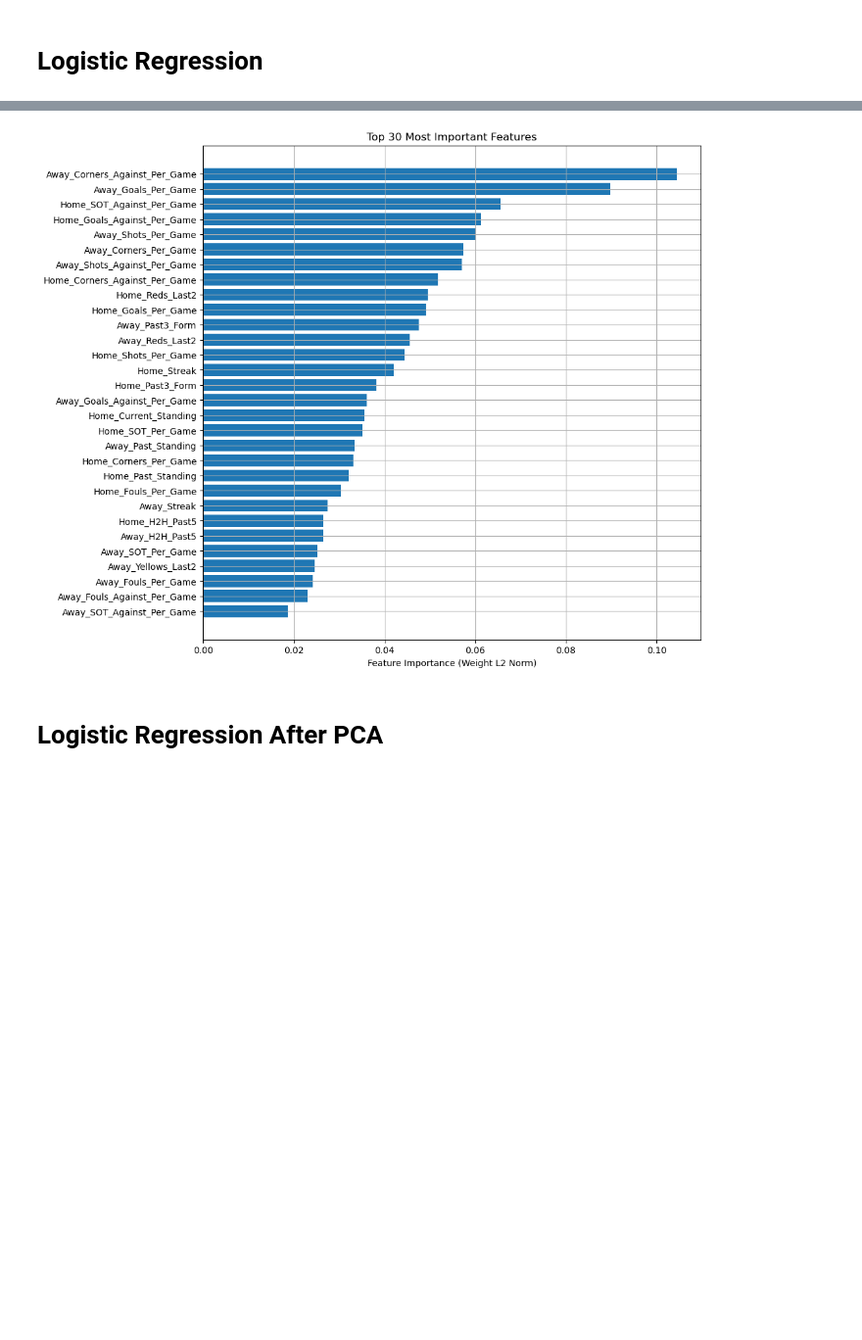
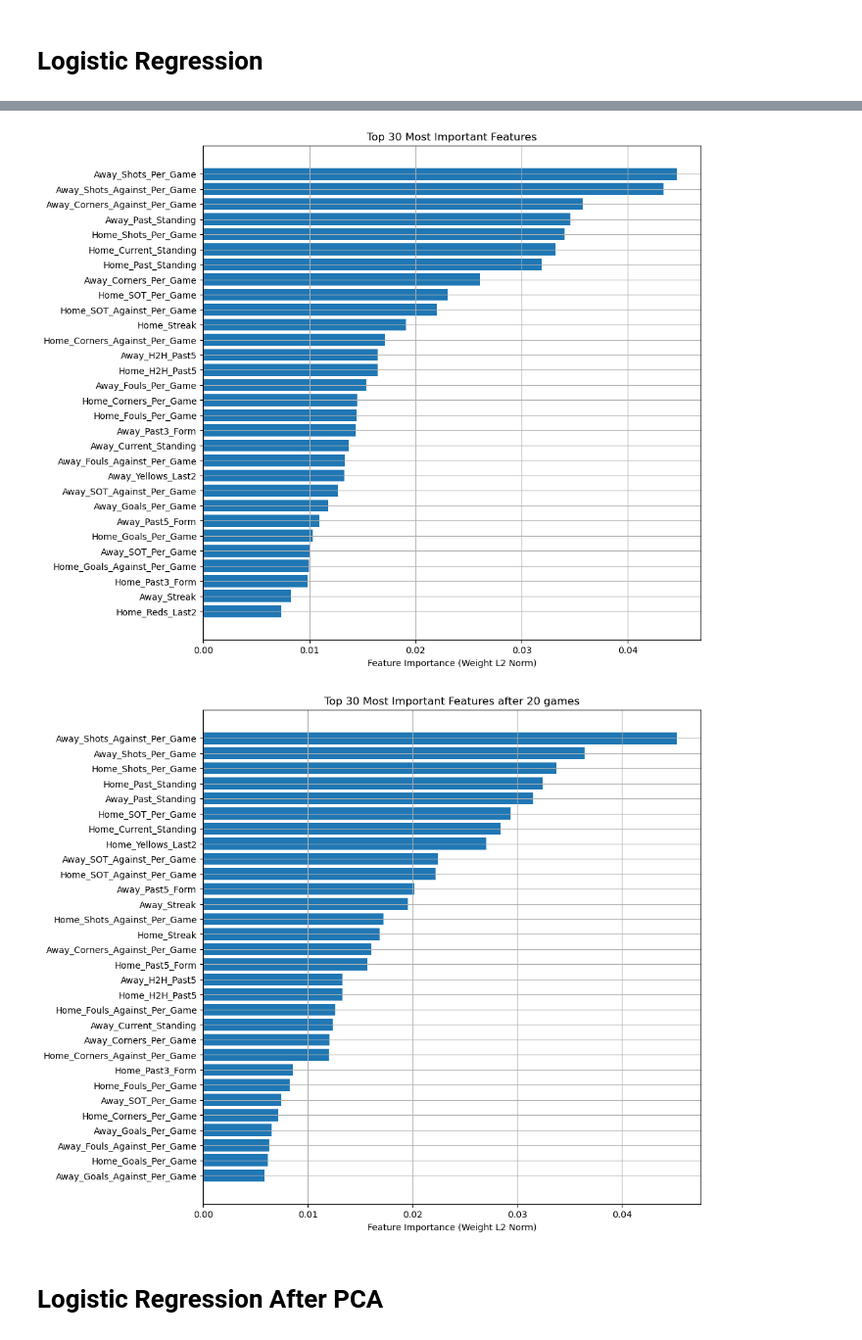
Before and after one commit to edricklinardi/Football-Match-Prediction, a Jupyter notebook: Project.ipynb, the cells around one changed output, grey strips where cells are left out. Shown at 98% size. Drawn from its saved outputs; the diff is of its cells as text; code cells hidden in the pictures; blank space fills up the shorter version.

```diff
--- a/Project.ipynb
+++ b/Project.ipynb
@@ -412,17 +412,25 @@ Feature extraction complete.
 # %%
 # Load the data
 df = pd.read_csv('datastripped.csv')
+df20 = pd.read_csv('dataafter20.csv')
 
 # Separate features and target
 X = df.drop(columns=['Match_Result'])
 y = df['Match_Result']
 
-# First split into temp_train (80%) and test (20%)
+X20 = df20.drop(columns=['Match_Result'])
+y20 = df20['Match_Result']
+
+# First split into temp_train (60%) and test (40%)
 X_train, X_test, y_train, y_test = train_test_split(X, y, test_size=0.4, random_state=42, stratify=y)
+X_train20, X_test20, y_train20, y_test20 = train_test_split(X20, y20, test_size=0.4, random_state=42, stratify=y20)
 
 scaler = StandardScaler()
 X_train_scaled = scaler.fit_transform(X_train)
 X_test_scaled = scaler.transform(X_test)
+
+X_train_scaled20 = scaler.fit_transform(X_train20)
+X_test_scaled20 = scaler.transform(X_test20)
 # %% [markdown]
 # Unsupervised Analysis: PCA
 # %%
@@ -456,11 +483,14 @@ Polynomial features shape: (2760, 779)
 y_mapped = y.map({-1: 0, 0: 1, 1: 2}).astype(int)
 
 # Cross-validation to find best C
-C_values = [0.005, 0.01, 0.05, 0.1, 0.5, 1, 5, 10, 50]
+C_values = [0.0001 , 0.0005 , 0.001, 0.005, 0.01, 0.05, 0.1, 0.5, 1]
 
 
 best_C = None
 best_score = 0
+
+best_C20 = None
+best_score20 = 0
 
 for c in C_values:
     logreg = linear_model.LogisticRegression(
@@ -472,13 +502,20 @@ for c in C_values:
     )
 
     scores = cross_val_score(logreg, X_train, y_train)
-    print(f"C={c}, Accuracy: {scores.mean():.4f}")
+    scores20 = cross_val_score(logreg, X_train20, y_train20)
+    print(f"C={c}, Accuracy full: {scores.mean():.4f}")
+    print(f"C={c}, Accuracy after 20: {scores20.mean():.4f}")
 
     if scores.mean() > best_score:
         best_score = scores.mean()
         best_C = c
 
+    if scores20.mean() > best_score20:
+        best_score20 = scores20.mean()
+        best_C20 = c
+
 print(f"\nBest C: {best_C}, Best CV Score: {best_score:.4f}")
+print(f"Best C after 20 games: {best_C20}, Best CV Score after 20 games: {best_score20:.4f}")
 
 # Train final model
 best_model = linear_model.LogisticRegression(
@@ -488,25 +525,45 @@ best_model = linear_model.LogisticRegression(
     max_iter=3000,
     random_state=42
 )
+
+best_model20 = linear_model.LogisticRegression(
+    C=best_C,
+    penalty='l2',
+    solver='lbfgs',
+    max_iter=3000,
+    random_state=42
+)
 best_model.fit(X_train, y_train)
+best_model20.fit(X_train20, y_train20)
 
 # Test accuracy
 y_pred = best_model.predict(X_test)
 test_accuracy = accuracy_score(y_test, y_pred)
 print(f"Test Accuracy: {test_accuracy:.4f}")
 
+# Test accuracy after 20 games
+y_pred20 = best_model20.predict(X_test20)
+test_accuracy20 = accuracy_score(y_test20, y_pred20)
+print(f"Test Accuracy after 20 games: {test_accuracy20:.4f}")
+
 feature_names = list(X.columns)
 
 # Get absolute weight importance
 coef_matrix = best_model.coef_
+coef_matrix20 = best_model20.coef_
 
 # Calculate L2 norm for each feature
 feature_importance = np.linalg.norm(coef_matrix, axis=0)  # shape: (number of features,)
+feature_importance20 = np.linalg.norm(coef_matrix20, axis=0)  # shape: (number of features,)
 
 # Sort features by importance
 sorted_idx = np.argsort(feature_importance)[::-1]  # descending
 sorted_features = np.array(feature_names)[sorted_idx]
 sorted_importance = feature_importance[sorted_idx]
+
+sorted_idx20 = np.argsort(feature_importance20)[::-1]  # descending
+sorted_features20 = np.array(feature_names)[sorted_idx20]
+sorted_importance20 = feature_importance20[sorted_idx20]
 
 # Plot top N
 N = 30
@@ -516,4 +573,11 @@ plt.xlabel('Feature Importance (Weight L2 Norm)')
 plt.title(f'Top {N} Most Important Features')
 plt.grid()
 plt.show()
+
+plt.figure(figsize=(10,10))
+plt.barh(sorted_features20[:N][::-1], sorted_importance20[:N][::-1])
+plt.xlabel('Feature Importance (Weight L2 Norm)')
+plt.title(f'Top {N} Most Important Features after 20 games')
+plt.grid()
+plt.show()
 # %% [output]
@@ -532,4 +601,5 @@ Test Accuracy: 0.5326
-[figure, old version]
+[figure, new version]
+[figure, added]
 # %% [markdown]
 # Logistic Regression After PCA
 # %%
```
Also changed, not shown: parts of 5 cells of this notebook.
